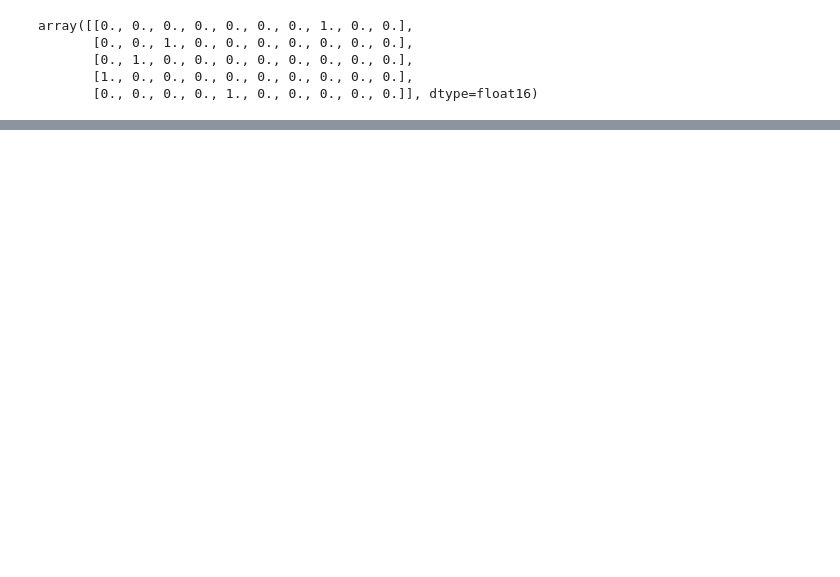
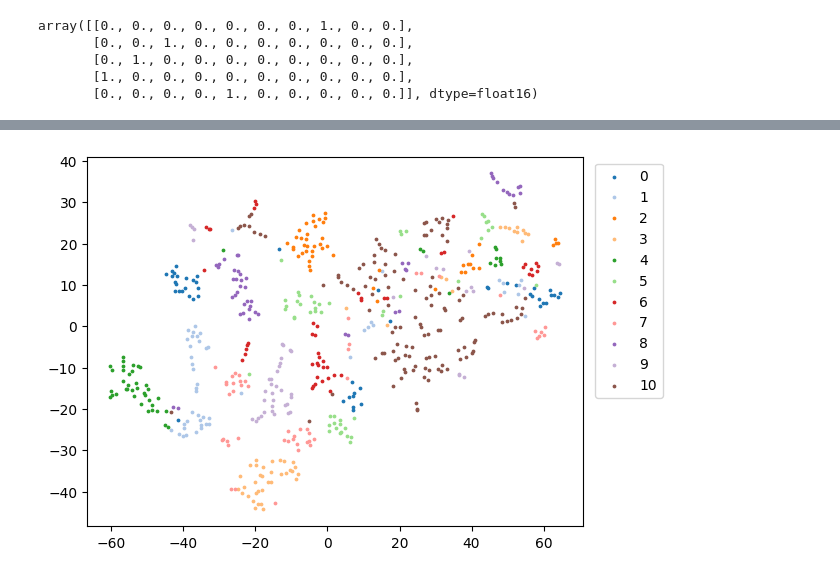
Before and after one commit to kojikojiprg/csqvae, a Jupyter notebook: notebooks/mnist.ipynb, the cells around one changed output, grey strips where cells are left out. Saved outputs shown, nothing was run; the diff lists cells and outputs as text; code cells hidden in the pictures; blank space fills up the shorter version.

```diff
--- a/notebooks/mnist.ipynb
+++ b/notebooks/mnist.ipynb
@@ -218,0 +239,17 @@ for w in model.quantizer.weights:
+# %%
+X = []
+labels = []
+for i, m in enumerate(model.quantizer.mu):
+    m = m.detach().cpu().numpy()
+    X += m.tolist()
+    labels += [i for _ in range(config.latent_npts)]
+
+book = model.quantizer.book.detach().cpu().numpy()
+X += book.reshape(config.book_size, -1).tolist()
+labels += [10 for _ in range(config.book_size)]
+
+X = np.array(X)
+labels = np.array(labels)
+plot_tsne(X, labels, list(range(config.n_clusters + 1)))
+# %% [output]
+[figure, added]
```
Also changed, not shown: parts of 8 cells of this notebook, 3 other files.
